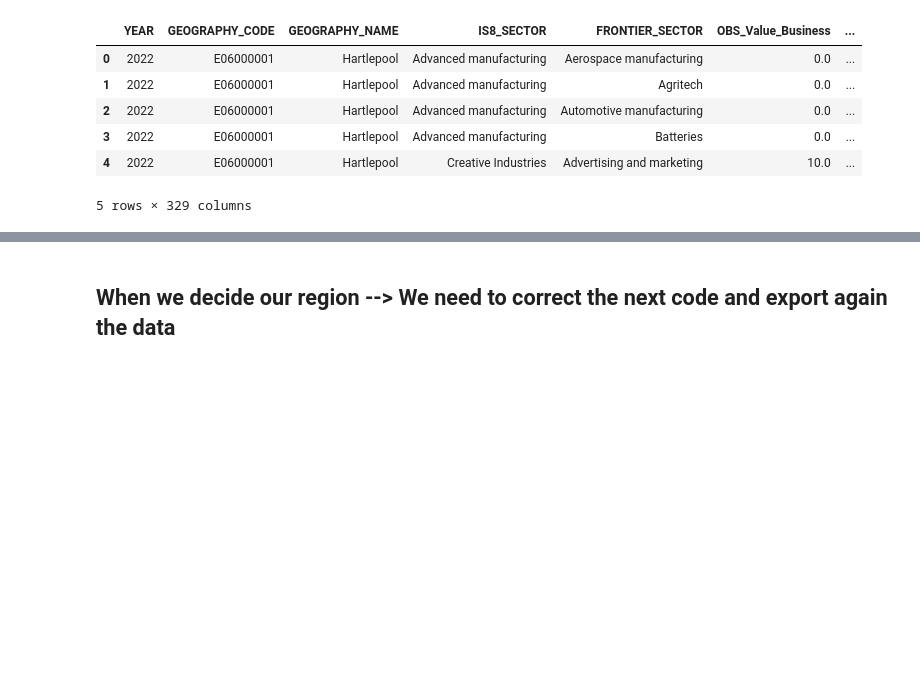
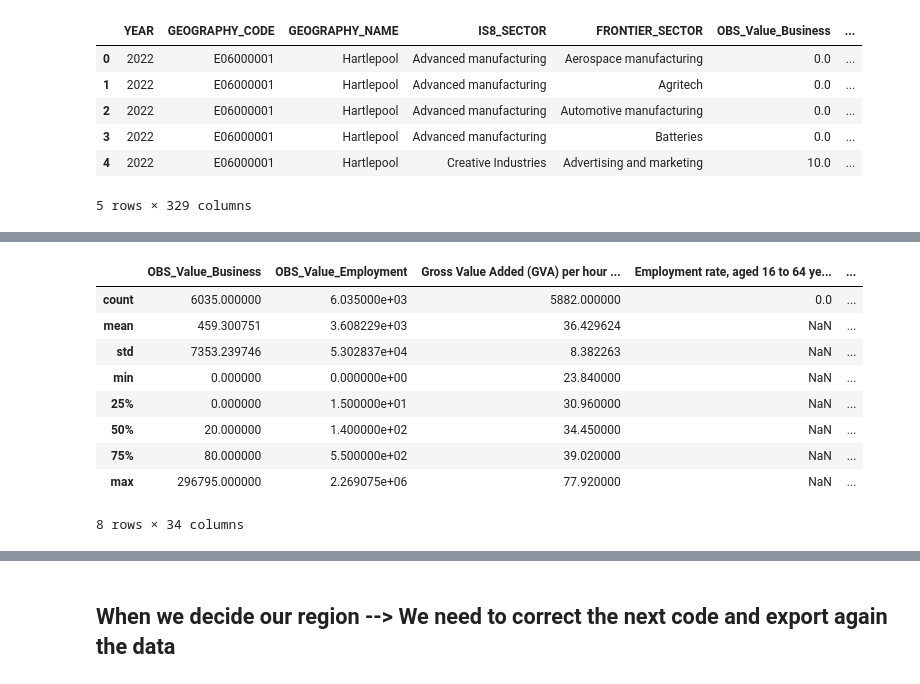
Before and after one commit to Phirtia/Economic_Observatory, a Jupyter notebook: Scripts/Diane/eco_obs_Diane_version.ipynb, the cells around one changed output, grey strips where cells are left out. Drawn from its saved outputs; the diff is of its cells as text; code cells hidden in the pictures; blank space fills up the shorter version.

Commit message:
Analysis-First version

```diff
--- a/Scripts/Diane/eco_obs_Diane_version.ipynb
+++ b/Scripts/Diane/eco_obs_Diane_version.ipynb
@@ -403,3 +412,21 @@ Name: count, dtype: int64
 | 3 | 2022 | E06000001 | Hartlepool | Advanced manufacturing | Batteries | 0.0 | ... |
 | 4 | 2022 | E06000001 | Hartlepool | Creative Industries | Advertising and marketing | 10.0 | ... |
 5 rows × 329 columns
+# %%
+patterns = {
+    'County or Unitary Authority': 'County_or_Unitary_Authority',
+    'Region': 'Region',
+    'Nation': 'Nation',
+    'Country': 'Country'
+}
+
+for pattern, new_name in patterns.items():
+    # Find all columns matching the pattern
+    cols = [c for c in df_LAD_local_indicators.columns if c.startswith(pattern)]
+
+    print(f"{pattern}: {cols}")  # verify before dropping
+
+    # Keep first, drop the rest, rename
+    df_LAD_local_indicators = df_LAD_local_indicators.drop(columns=cols[1:])
+    df_LAD_local_indicators = df_LAD_local_indicators.rename(columns={cols[0]: new_name})
+print(df_LAD_local_indicators.columns.tolist())
@@ -405,0 +449,13 @@ Name: count, dtype: int64
+# %%
+df_LAD_local_indicators.describe()
+# %% [output]
+|  | OBS_Value_Business | OBS_Value_Employment | Gross Value Added (GVA) per hour ... | Employment rate, aged 16 to 64 ye... | ... |
+| count | 6035.000000 | 6.035000e+03 | 5882.000000 | 0.0 | ... |
+| mean | 459.300751 | 3.608229e+03 | 36.429624 | NaN | ... |
+| std | 7353.239746 | 5.302837e+04 | 8.382263 | NaN | ... |
+| min | 0.000000 | 0.000000e+00 | 23.840000 | NaN | ... |
+| 25% | 0.000000 | 1.500000e+01 | 30.960000 | NaN | ... |
+| 50% | 20.000000 | 1.400000e+02 | 34.450000 | NaN | ... |
+| 75% | 80.000000 | 5.500000e+02 | 39.020000 | NaN | ... |
+| max | 296795.000000 | 2.269075e+06 | 77.920000 | NaN | ... |
+8 rows × 34 columns
```
Also changed, not shown: parts of 4 cells of this notebook, 10 other files.
